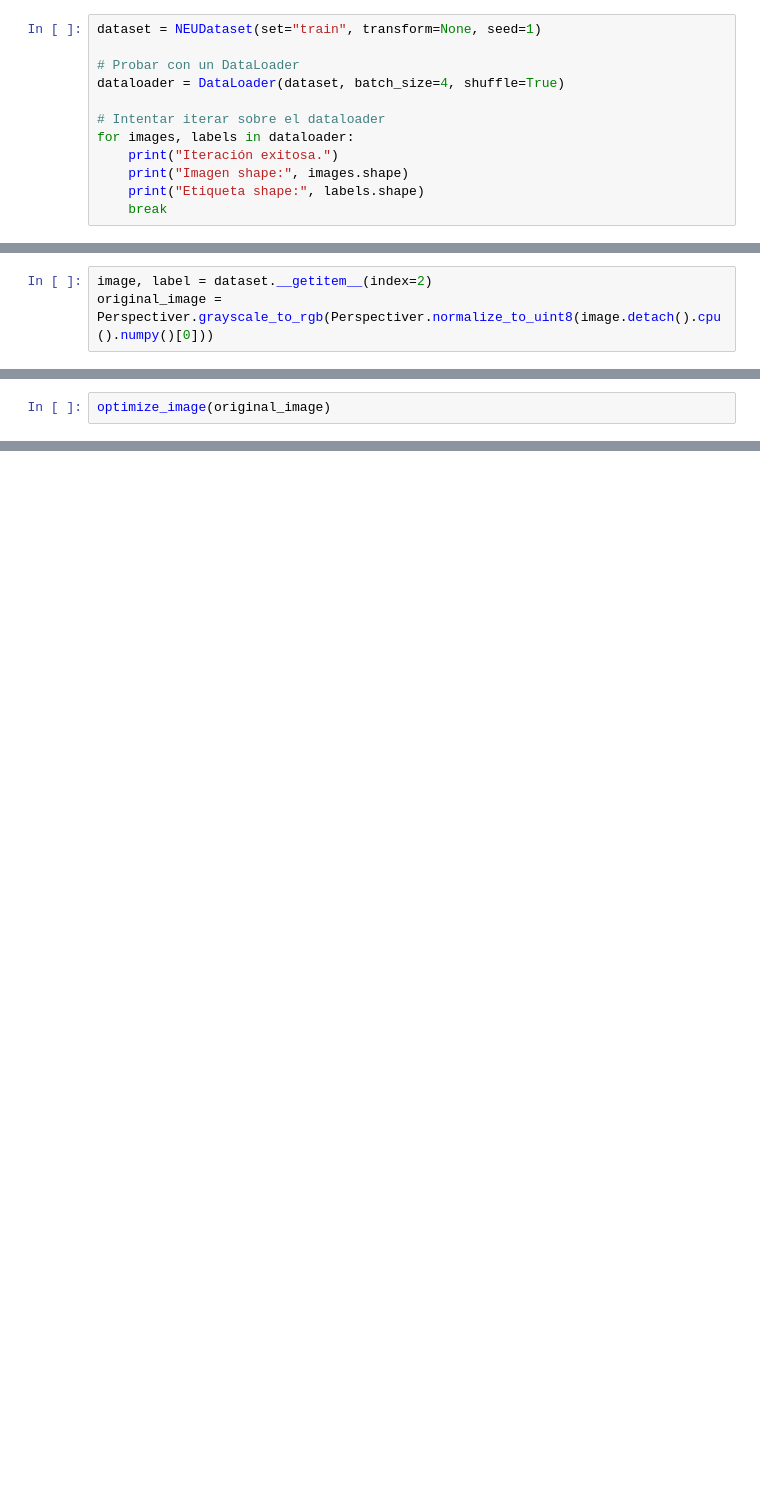
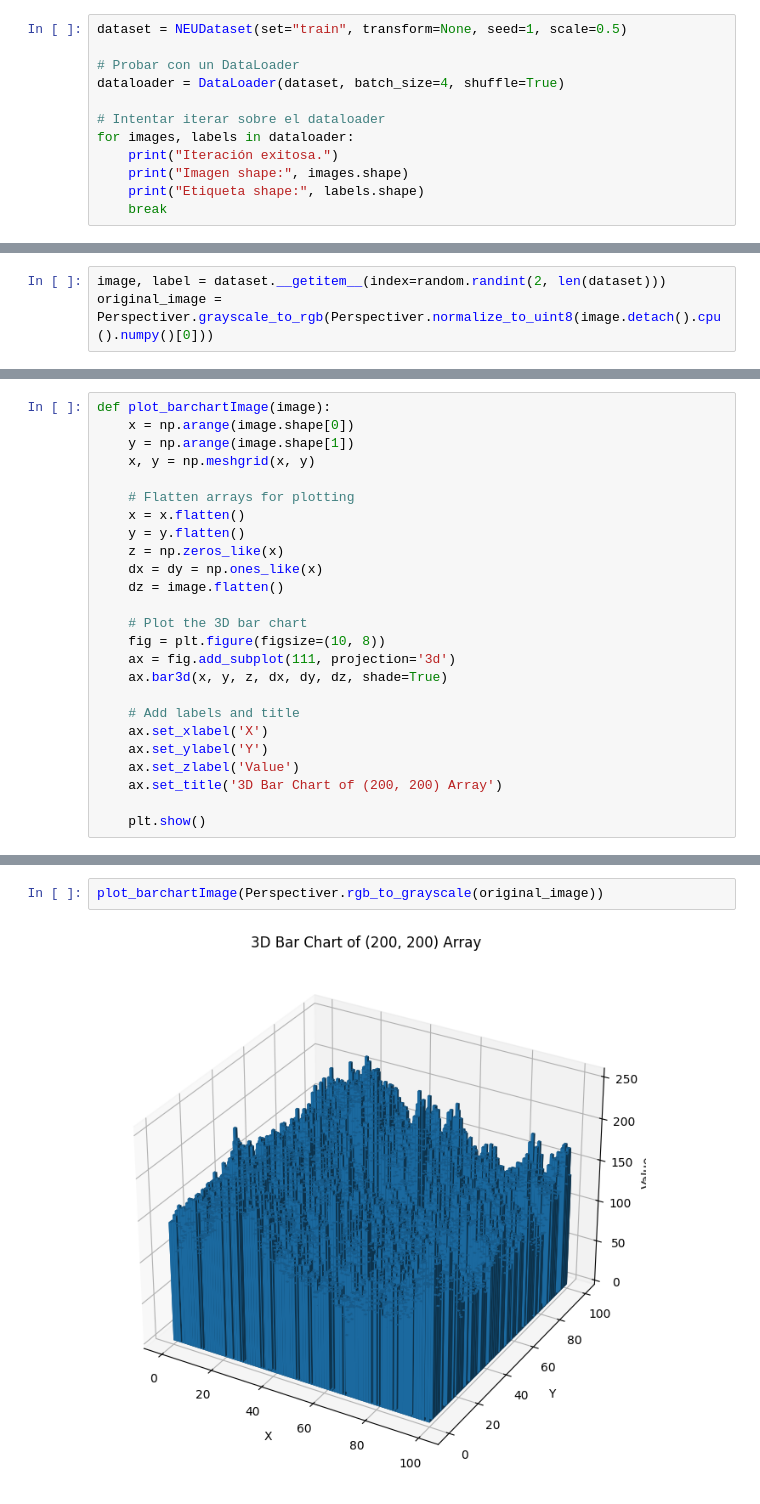
Before and after one commit to Lingfeng555/moe_edging, a Jupyter notebook: ImageTest.ipynb, the cells around one changed output, grey strips where cells are left out. Drawn from its saved outputs; the diff is of its cells as text; blank space fills up the shorter version.

```diff
--- a/ImageTest.ipynb
+++ b/ImageTest.ipynb
@@ -16,5 +45,5 @@ import torch
 # %%
-dataset = NEUDataset(set="train", transform=None, seed=1)
+dataset = NEUDataset(set="train", transform=None, seed=1, scale=0.5)
 
 # Probar con un DataLoader
 dataloader = DataLoader(dataset, batch_size=4, shuffle=True)
@@ -31,6 +60,6 @@ Imagen shape: torch.Size([4, 1, 200, 200])
 Etiqueta shape: torch.Size([4, 6])
 # %%
-image, label = dataset.__getitem__(index=2)
+image, label = dataset.__getitem__(index=random.randint(2, len(dataset)))
 original_image = Perspectiver.grayscale_to_rgb(Perspectiver.normalize_to_uint8(image.detach().cpu().numpy()[0]))
 # %%
 def optimize_image(image, n_tries: int = 100):
@@ -80,5 +109,3 @@ def optimize_image(image, n_tries: int = 100):
         "best_params": study.best_params,
         "best_score": study.best_value
     }
-# %%
-optimize_image(original_image)
@@ -108,0 +112,25 @@ Perspectiver.plotComparison(original_image, Perspectiver.dbscanClustering(Perspe
+# %%
+def plot_barchartImage(image):
+    x = np.arange(image.shape[0])
+    y = np.arange(image.shape[1])
+    x, y = np.meshgrid(x, y)
+
+    # Flatten arrays for plotting
+    x = x.flatten()
+    y = y.flatten()
+    z = np.zeros_like(x)
+    dx = dy = np.ones_like(x)
+    dz = image.flatten()
+
+    # Plot the 3D bar chart
+    fig = plt.figure(figsize=(10, 8))
+    ax = fig.add_subplot(111, projection='3d')
+    ax.bar3d(x, y, z, dx, dy, dz, shade=True)
+
+    # Add labels and title
+    ax.set_xlabel('X')
+    ax.set_ylabel('Y')
+    ax.set_zlabel('Value')
+    ax.set_title('3D Bar Chart of (200, 200) Array')
+
+    plt.show()
@@ -108,0 +159,4 @@ Perspectiver.plotComparison(original_image, Perspectiver.dbscanClustering(Perspe
+# %%
+plot_barchartImage(Perspectiver.rgb_to_grayscale(original_image))
+# %% [output]
+[figure, added]
```
Also changed, not shown: parts of 8 cells of this notebook, 1 other file.
